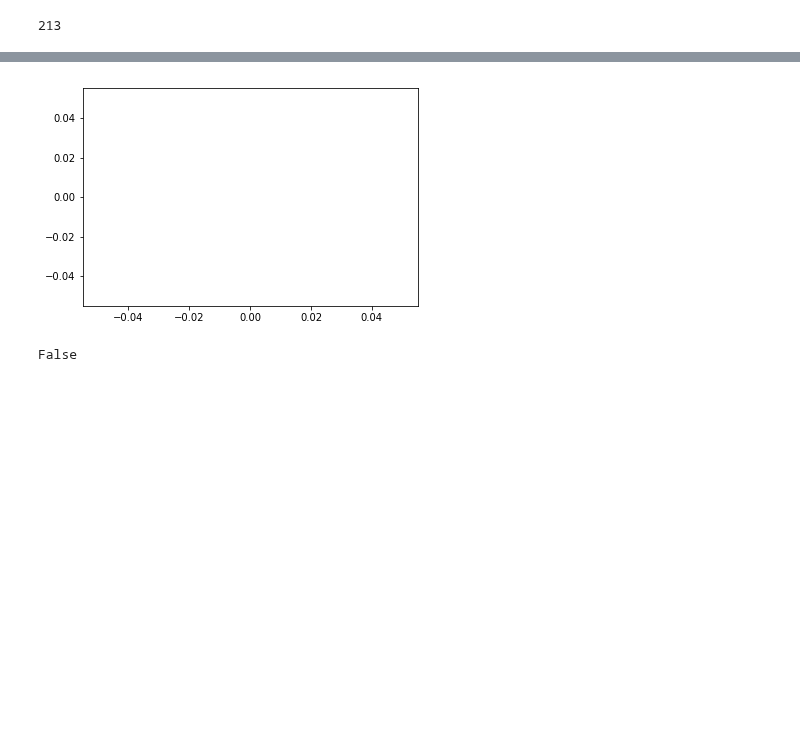
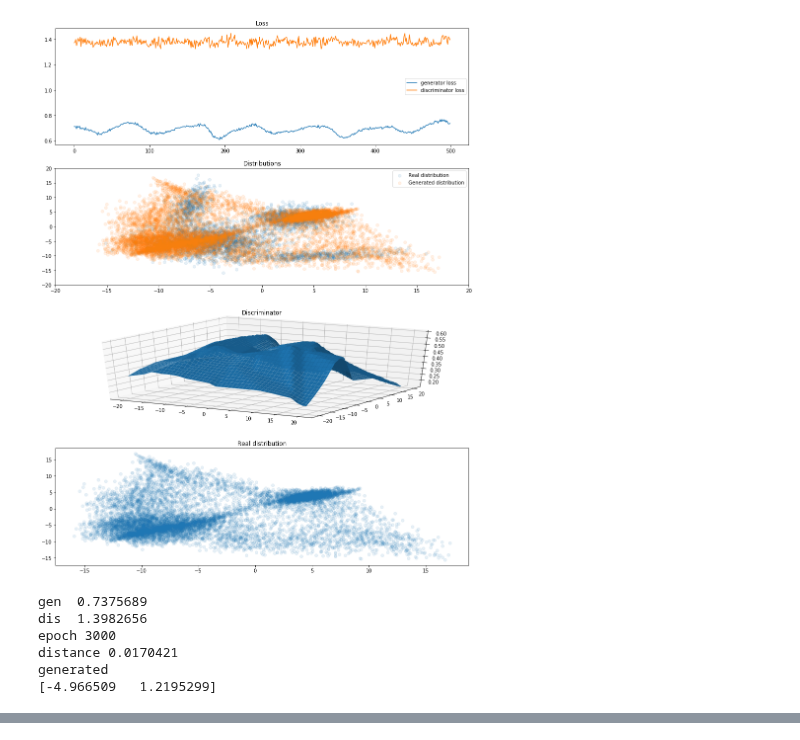
Before and after one commit to hov1417/NNHomework, a Jupyter notebook: session3/final_assignment.ipynb, the cells around one changed output, grey strips where cells are left out. Drawn from its saved outputs; the diff is of its cells as text; code cells hidden in the pictures; blank space fills up the shorter version.

```diff
--- a/session3/final_assignment.ipynb
+++ b/session3/final_assignment.ipynb
@@ -65,6 +60,6 @@ plt.scatter(data[:,0],data[:,1],alpha=0.1)
 # %%
-def sampleNoise(batch_size,rng=[-100,100]):
-    return np.random.uniform(rng[0], rng[1], (batch_size, 2))
+def sampleNoise(batch_size,rng=[-100, 100]):
+    return np.random.uniform(rng[0], rng[1], (batch_size, 5))
 # %%
 def generate_data_for_dist(batch_size):
     real_data = data[np.random.choice(len(data), batch_size)]
@@ -79,6 +74,6 @@ if "sess" in dir():
 sess = tf.Session()
 sess.run(tf.global_variables_initializer())
 # %%
-l = np.linspace(-10, 10, 100)
+l = np.linspace(-20, 20, 100)
 meshgrid = np.meshgrid(l, l)
 l2 = np.array(meshgrid).T.reshape(-1, 2)
@@ -149,4 +108,0 @@ epoch 210
-# %%
-len(glosshist)
-# %% [output]
-213
@@ -159,13 +109,51 @@ def allDone():
+# %%
+def info():
+    print("gen ", -gen_train_err)
+    print("dis ", dis_train_err)
+    print("epoch", len(glosshist))
+    print("distance", np.abs(glosshist[-1] - glosshist[-2]) + np.abs(dlosshist[-1] - dlosshist[-2]))
+#     print("has nan", np.any(np.isnan(generated)))
+    print("generated")
+# %%
+maxIter = 3000
+eps = 1e-200
+batch_size = 20
+# %%
+glosshist=[]
+dlosshist=[]
+
+# with tf.device("/device:GPU:0"):
+while len(glosshist)<2 or np.abs(glosshist[-1]-glosshist[-2]) + np.abs(dlosshist[-1]-dlosshist[-2]) > eps:
+    X = data[np.random.choice(len(data),batch_size)]
+
+    _, dis_train_err = sess.run([train_dis, dloss], feed_dict={inX: X, z: sampleNoise(batch_size)})
+    _, gen_train_err = sess.run([train_gen, gloss], feed_dict={inX: X, z: sampleNoise(10*batch_size)})
+
+    dlosshist.append(dis_train_err)
+    glosshist.append(gen_train_err)
+
+    out = sess.run(dis, feed_dict={inX: l2})
+    generated = sess.run(gen, feed_dict={z: sampleNoise(10000,[-120,120])})
+
+    if len(glosshist)%20 == 0:
+        glh = np.array(glosshist[-500:])
+        dlh = np.array(dlosshist[-500:])
+        plot()
+        info()
+
+    print(generated[0])
+
+    if len(glosshist) >= maxIter:
+        break
+# %% [output]
+[figure, added]
+gen  0.7375689
+dis  1.3982656
+epoch 3000
+distance 0.0170421
+generated
+[-4.966509   1.2195299]
 # %%
 allDone()
 # %% [output]
 [interactive output not drawn]
-# %%
-generated = sess.run(gen, feed_dict={z: sampleNoise(10000,[-120,120])})
-plt.scatter(generated[:,0], generated[:,1], alpha=0.1);
-# %% [output]
-[figure, removed]
-# %%
-(generated-generated).sum()>10
-# %% [output]
-False
```
Also changed, not shown: parts of 21 cells of this notebook, 3 other files.
